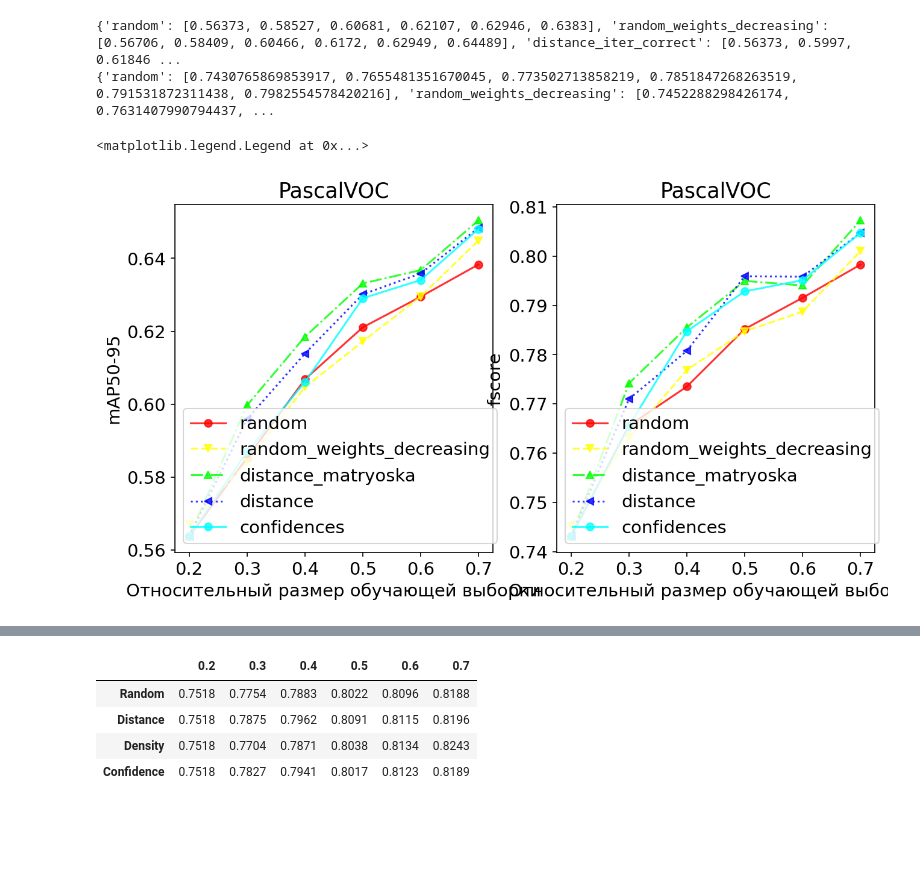
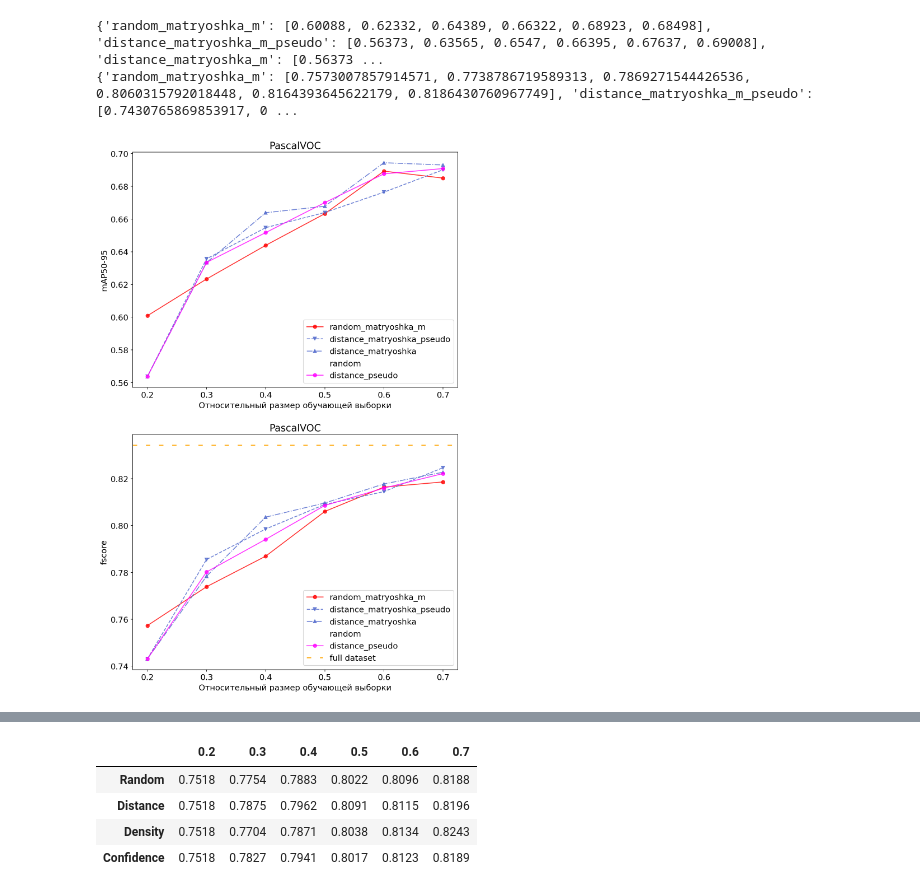
Before and after one commit to setupishe/AL_roialign, a Jupyter notebook: show_metrics_matryoshka.ipynb, the cells around one changed output, grey strips where cells are left out. Saved outputs shown, nothing was run; the diff lists cells and outputs as text; code cells hidden in the pictures; blank space fills up the shorter version.

```diff
--- a/show_metrics_matryoshka.ipynb
+++ b/show_metrics_matryoshka.ipynb
@@ -109,8 +109,8 @@ def get_results(methods, base_path, fractions, metric):
 
     return results
 # %%
-linestyles = ["-", "--", "-.", ":", "-", "-"]
-markers = ["o", "v", "^", "<", "o", "o"]
+linestyles = ["-", "--", "-.", ":", "-", "-", "--", ":", ":"]
+markers = ["o", "v", "^", "<", "o", "o", "s", "<", "v"]
 # %%
 import matplotlib
 # %%
@@ -202,23 +247,22 @@ methods = {
 }
 # %%
 # Create a figure with two subplots side by side
-plt.figure(figsize=(10, 5), dpi=150)  # Adjust the size as needed
+plt.figure(figsize=(10, 16), dpi=150)  # Adjust the size as needed
 
 # First subplot
-plt.subplot(1, 2, 1)  # 1 row, 2 columns, first plot
+plt.subplot(2, 1, 1)  # 1 row, 2 columns, first plot
 plot_metrics(methods, base_path, fractions, "metrics/mAP50-95(B)", "PascalVOC")
 # plt.axhline(y=0.71016, color="orange", linestyle=(0, (5, 10)), label="full dataset")
 plt.legend()
 
 # Second subplot
-plt.subplot(1, 2, 2)  # 1 row, 2 columns, second plot
+plt.subplot(2, 1, 2)  # 1 row, 2 columns, second plot
 plot_metrics(methods, base_path, fractions, "fscore", "PascalVOC")
-# plt.axhline(y=0.8344, color="orange", linestyle=(0, (5, 10)), label="full dataset")
+plt.axhline(y=0.8344, color="orange", linestyle=(0, (5, 10)), label="full dataset")
 plt.legend()
-# plt.savefig("matryoshka_results.png")
+plt.savefig("matryoshka_results.png")
 # %% [output]
-{'random': [0.56373, 0.58527, 0.60681, 0.62107, 0.62946, 0.6383], 'random_weights_decreasing': [0.56706, 0.58409, 0.60466, 0.6172, 0.62949, 0.64489], 'distance_iter_correct': [0.56373, 0.5997, 0.61846 ...
-{'random': [0.7430765869853917, 0.7655481351670045, 0.773502713858219, 0.7851847268263519, 0.791531872311438, 0.7982554578420216], 'random_weights_decreasing': [0.7452288298426174, 0.7631407990794437, ...
+{'random_matryoshka_m': [0.60088, 0.62332, 0.64389, 0.66322, 0.68923, 0.68498], 'distance_matryoshka_m_pseudo': [0.56373, 0.63565, 0.6547, 0.66395, 0.67637, 0.69008], 'distance_matryoshka_m': [0.56373 ...
+{'random_matryoshka_m': [0.7573007857914571, 0.7738786719589313, 0.7869271544426536, 0.8060315792018448, 0.8164393645622179, 0.8186430760967749], 'distance_matryoshka_m_pseudo': [0.7430765869853917, 0 ...
-<matplotlib.legend.Legend at 0x...>
-[figure, old version]
+[figure, new version]
 # %%
```
Also changed, not shown: parts of 3 cells of this notebook.
